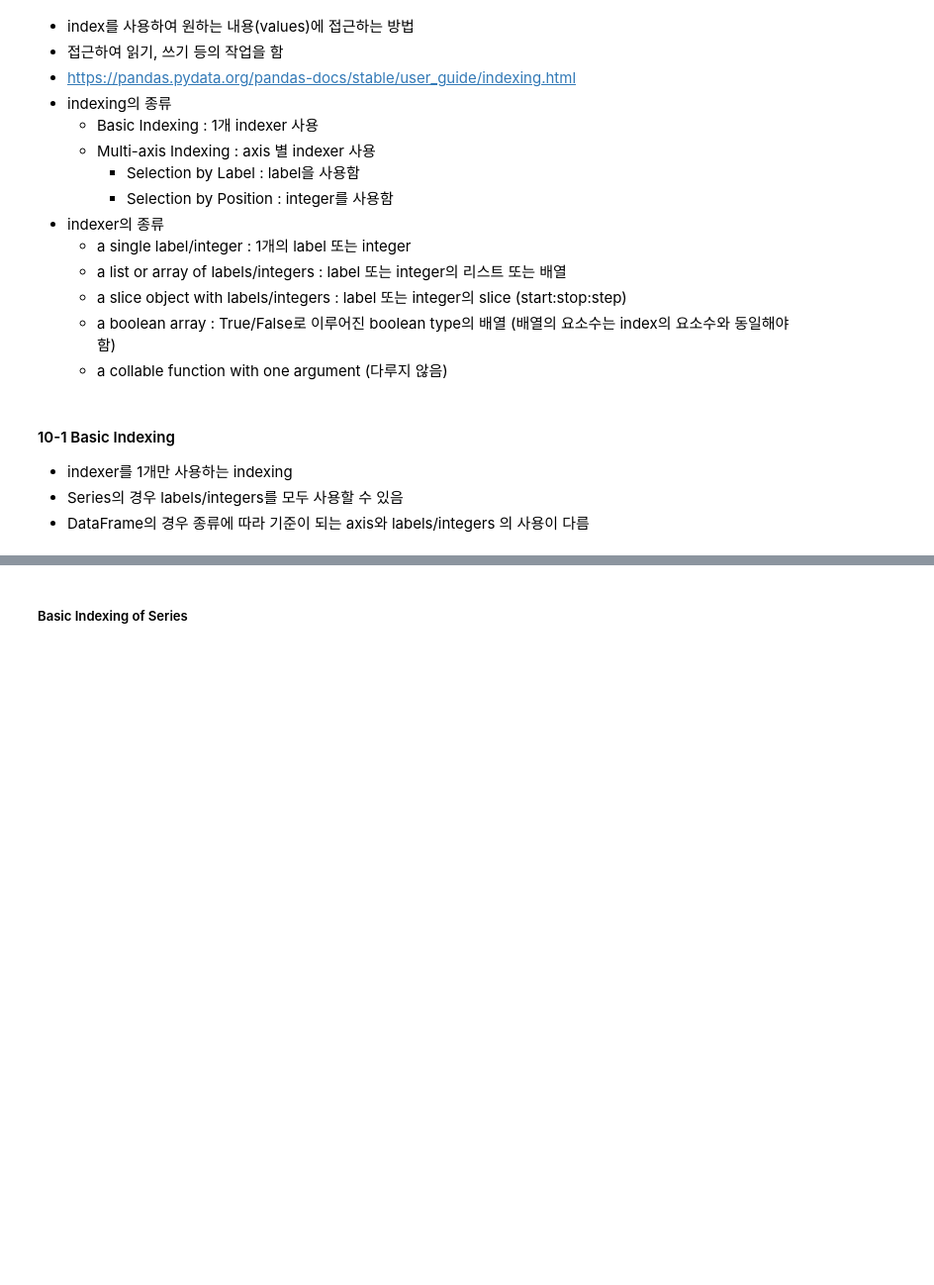
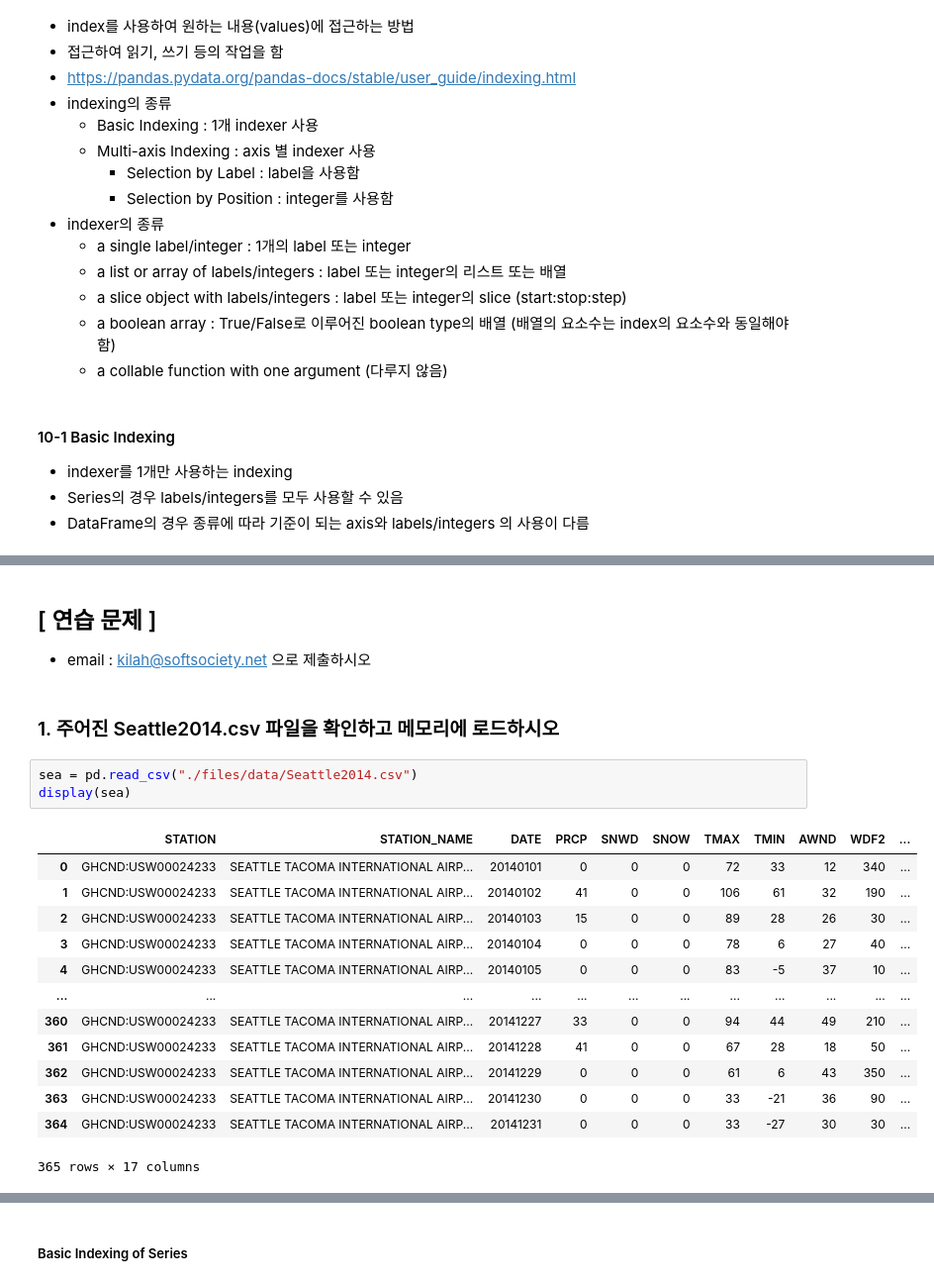
Before and after one commit to PolkaDot31361/mk_python, a Jupyter notebook: 3_Pandas_student2.ipynb, the cells around one changed output, grey strips where cells are left out. Shown: that part at 99% size. Cells and saved outputs as stored; diff of their text form; blank space fills up the shorter version.

```diff
--- a/3_Pandas_student2.ipynb
+++ b/3_Pandas_student2.ipynb
@@ -784,0 +1043,23 @@ test3.sort_index(level = ['부서','성별'], ascending = [False, False])
+# %% [markdown]
+## [ 연습 문제 ]
+
+- email : kilah@softsociety.net 으로 제출하시오
+# %% [markdown]
+### 1. 주어진 Seattle2014.csv 파일을 확인하고 메모리에 로드하시오
+# %%
+sea = pd.read_csv("./files/data/Seattle2014.csv")
+display(sea)
+# %% [output]
+|  | STATION | STATION_NAME | DATE | PRCP | SNWD | SNOW | TMAX | TMIN | AWND | WDF2 | ... |
+| 0 | GHCND:USW00024233 | SEATTLE TACOMA INTERNATIONAL AIRP... | 20140101 | 0 | 0 | 0 | 72 | 33 | 12 | 340 | ... |
+| 1 | GHCND:USW00024233 | SEATTLE TACOMA INTERNATIONAL AIRP... | 20140102 | 41 | 0 | 0 | 106 | 61 | 32 | 190 | ... |
+| 2 | GHCND:USW00024233 | SEATTLE TACOMA INTERNATIONAL AIRP... | 20140103 | 15 | 0 | 0 | 89 | 28 | 26 | 30 | ... |
+| 3 | GHCND:USW00024233 | SEATTLE TACOMA INTERNATIONAL AIRP... | 20140104 | 0 | 0 | 0 | 78 | 6 | 27 | 40 | ... |
+| 4 | GHCND:USW00024233 | SEATTLE TACOMA INTERNATIONAL AIRP... | 20140105 | 0 | 0 | 0 | 83 | -5 | 37 | 10 | ... |
+| ... | ... | ... | ... | ... | ... | ... | ... | ... | ... | ... | ... |
+| 360 | GHCND:USW00024233 | SEATTLE TACOMA INTERNATIONAL AIRP... | 20141227 | 33 | 0 | 0 | 94 | 44 | 49 | 210 | ... |
+| 361 | GHCND:USW00024233 | SEATTLE TACOMA INTERNATIONAL AIRP... | 20141228 | 41 | 0 | 0 | 67 | 28 | 18 | 50 | ... |
+| 362 | GHCND:USW00024233 | SEATTLE TACOMA INTERNATIONAL AIRP... | 20141229 | 0 | 0 | 0 | 61 | 6 | 43 | 350 | ... |
+| 363 | GHCND:USW00024233 | SEATTLE TACOMA INTERNATIONAL AIRP... | 20141230 | 0 | 0 | 0 | 33 | -21 | 36 | 90 | ... |
+| 364 | GHCND:USW00024233 | SEATTLE TACOMA INTERNATIONAL AIRP... | 20141231 | 0 | 0 | 0 | 33 | -27 | 30 | 30 | ... |
+365 rows × 17 columns
```
Also changed, not shown: parts of 35 cells of this notebook, 3 other files.
